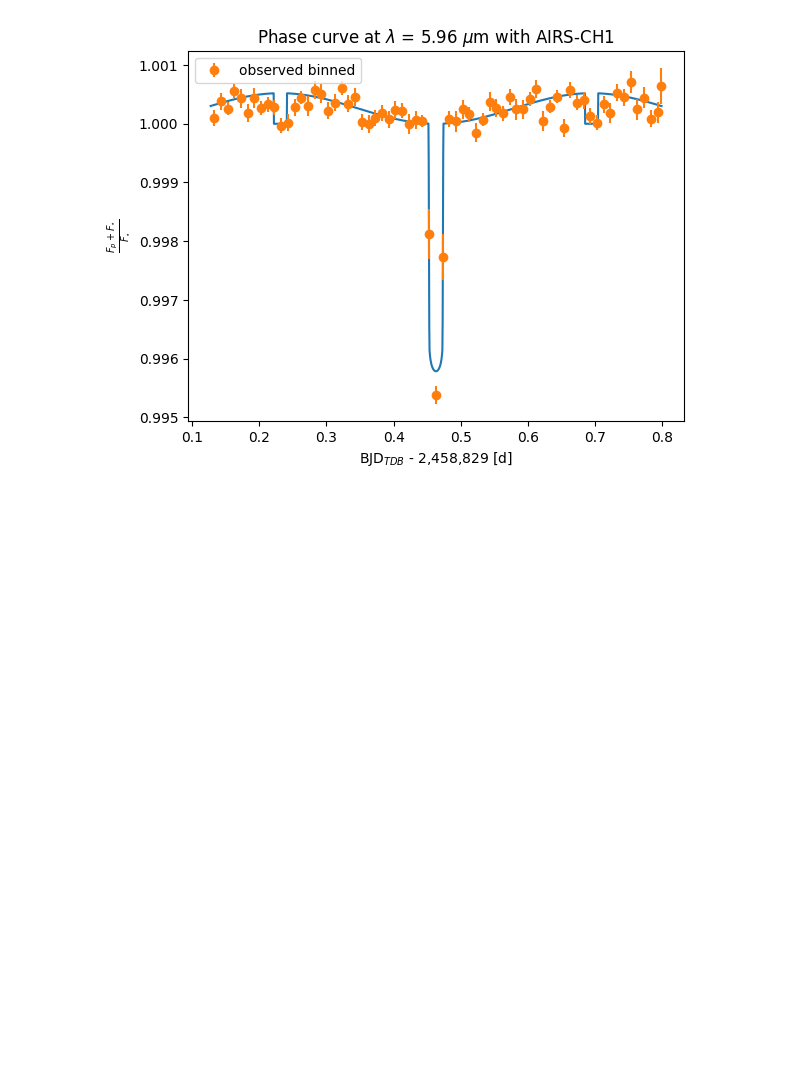
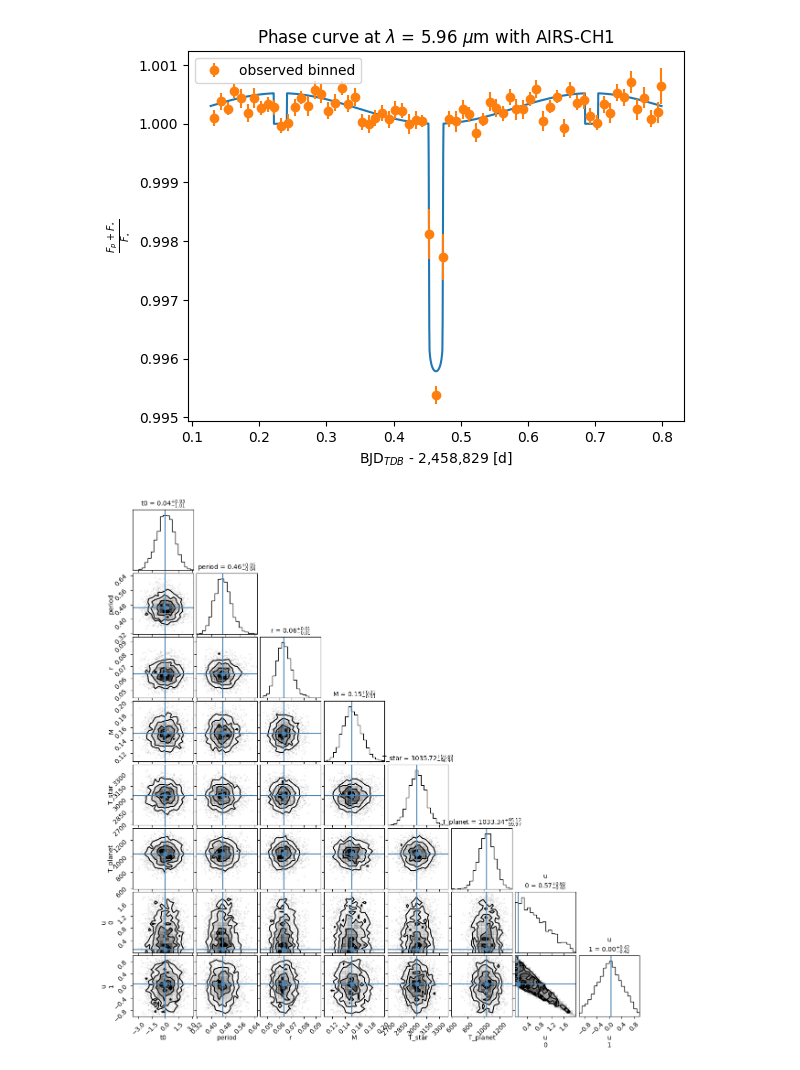
Before and after one commit to olwenrering/M2-LIU-Elsa, a Jupyter notebook: mcmc.ipynb, the cells around one changed output. Drawn from its saved outputs; the diff is of its cells as text; code cells hidden in the pictures; blank space fills up the shorter version.

Commit message:
added check priors

```diff
--- a/mcmc.ipynb
+++ b/mcmc.ipynb
@@ -40,4 +40,8 @@ numpyro.set_platform("cpu")
 
 # For 64-bit precision since JAX defaults to 32-bit
 jax.config.update("jax_enable_x64", True)
+
+h = 6.62607015e-34  # Planck constant [J*s]
+c = 2.99792458e8    # speed of light [m/s]
+kB = 1.380649e-23   # Boltzmann constant [J/K]
 # %%
@@ -284,3 +292,5 @@ wvl = df['data'].keys()
 df2 = pd.read_pickle("LHS3844b_phase_curve_max_1obs.pickle")
 time = df2['datasets'][b'AIRS-CH1']['lc']['time'] - 2458828.93
 binned = fast_binning(time, df2['datasets'][b'AIRS-CH1']['lc']['ariel'], 0.01)
+yerr = df2['datasets'][b'AIRS-CH1']['lc']['flux_error'][0]
+print(yerr)
@@ -302,12 +314,14 @@ def light_curve_model(time, time_transit, P, R_star, M_star, R, T_star, T_planet
     planet = Body(radius=R, time_transit=time_transit, period=P)
     m = Surface(u=uu)
     system = SurfaceSystem(star, m).add_body(planet, m)
-    pc = light_curve(system, T_planet, T_star, lamb)(time)[:,1] + light_curve(system, T_planet, T_star, lamb)(time)[:,0]
+    flux_star = planck(lamb*1e-6, jnp.mean(T_star))
+    flux_planet = planck(lamb*1e-6, jnp.mean(T_planet))
+    pc = light_curve(system, flux_planet, flux_star)(time)[:,1] + light_curve(system, flux_planet, flux_star)(time)[:,0]
     #pc = pc/np.max(pc)
     return pc
 
 plt.figure()
-plt.plot(time, light_curve_model(time, P, R_star, M_star, R, T_star, T_planet))
+plt.plot(time, light_curve_model(time, time_transit, P, R_star, M_star, R, T_star, T_planet, uu))
 plt.errorbar(binned[0], binned[1], yerr=binned[2], fmt='o', label='observed binned')
 plt.title(rf'Phase curve at $\lambda$ = {lamb} $\mu$m with AIRS-CH1')
 plt.legend()
@@ -353,3 +367,33 @@ def model(t, yerr, y=None):
 
     # The likelihood function assuming Gaussian uncertainty
     numpyro.sample("obs", numpyro.distributions.Normal(y_pred, yerr), obs=y)
+# %%
+import arviz as az
+
+n_prior_samples = 3000
+prior_samples = numpyro.infer.Predictive(model, num_samples=n_prior_samples)(
+    jax.random.PRNGKey(0), time, yerr
+)
+
+# Let's make it into an arviz InferenceData object.
+# To do so we'll first need to reshape the samples to be of shape (chains, draws, *shape)
+converted_prior_samples = {
+    f"{p}": np.expand_dims(prior_samples[p], axis=0) for p in prior_samples
+}
+prior_samples_inf_data = az.from_dict(converted_prior_samples)
+# %%
+import corner
+
+# Plot the corner plot
+fig = plt.figure(figsize=(12, 12))
+_ = corner.corner(
+    prior_samples_inf_data,
+    fig=fig,
+    var_names=["t0", "period", "r", "M", "T_star", "T_planet", "u"],
+    truths=[time_transit, P, R/R_star, M_star, T_star, T_planet, uu[0], uu[1]],
+    show_titles=True,
+    title_kwargs={"fontsize": 10},
+    label_kwargs={"fontsize": 10},
+)
+# %% [output]
+[figure, added]
```
Also changed, not shown: parts of 2 cells of this notebook.
